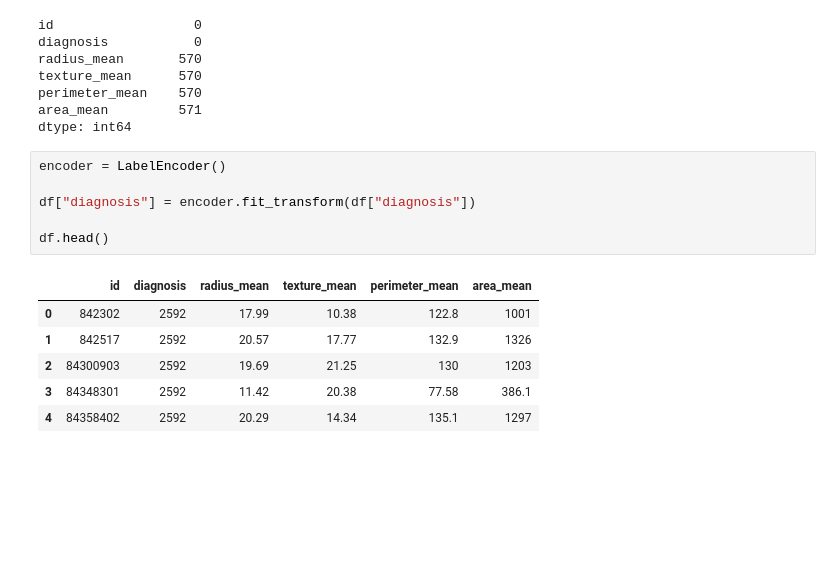
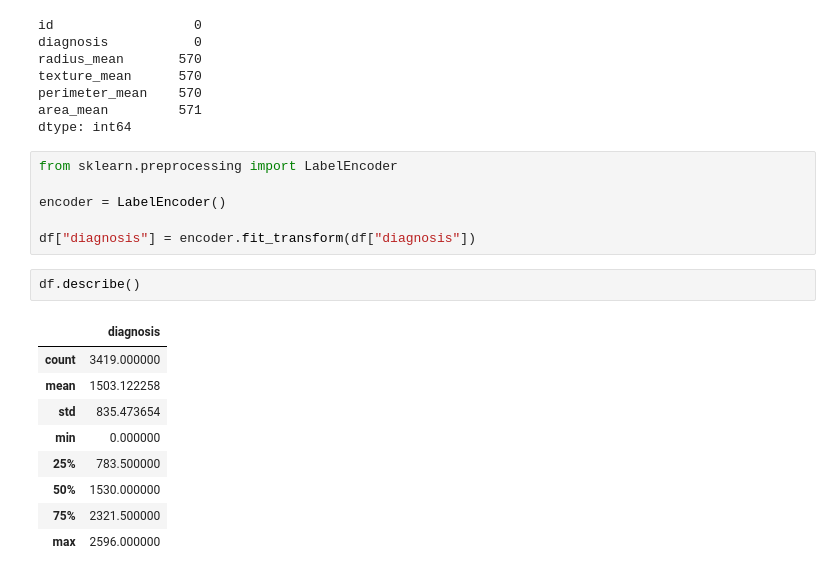
Before and after one commit to shaurovemon75/PML-Assignment-2, a Jupyter notebook: assignment2.ipynb, the cells around one changed output. Saved outputs shown, nothing was run; the diff lists cells and outputs as text; blank space fills up the shorter version.

```diff
--- a/assignment2.ipynb
+++ b/assignment2.ipynb
@@ -88,15 +95,20 @@ perimeter_mean    570
 area_mean         571
 dtype: int64
 # %%
+from sklearn.preprocessing import LabelEncoder
+
 encoder = LabelEncoder()
 
 df["diagnosis"] = encoder.fit_transform(df["diagnosis"])
-
-df.head()
-# %% [output]
-|  | id | diagnosis | radius_mean | texture_mean | perimeter_mean | area_mean |
-| 0 | 842302 | 2592 | 17.99 | 10.38 | 122.8 | 1001 |
-| 1 | 842517 | 2592 | 20.57 | 17.77 | 132.9 | 1326 |
-| 2 | 84300903 | 2592 | 19.69 | 21.25 | 130 | 1203 |
-| 3 | 84348301 | 2592 | 11.42 | 20.38 | 77.58 | 386.1 |
-| 4 | 84358402 | 2592 | 20.29 | 14.34 | 135.1 | 1297 |
+# %%
+df.describe()
+# %% [output]
+|  | diagnosis |
+| count | 3419.000000 |
+| mean | 1503.122258 |
+| std | 835.473654 |
+| min | 0.000000 |
+| 25% | 783.500000 |
+| 50% | 1530.000000 |
+| 75% | 2321.500000 |
+| max | 2596.000000 |
```
Also changed, not shown: parts of 6 cells of this notebook.
